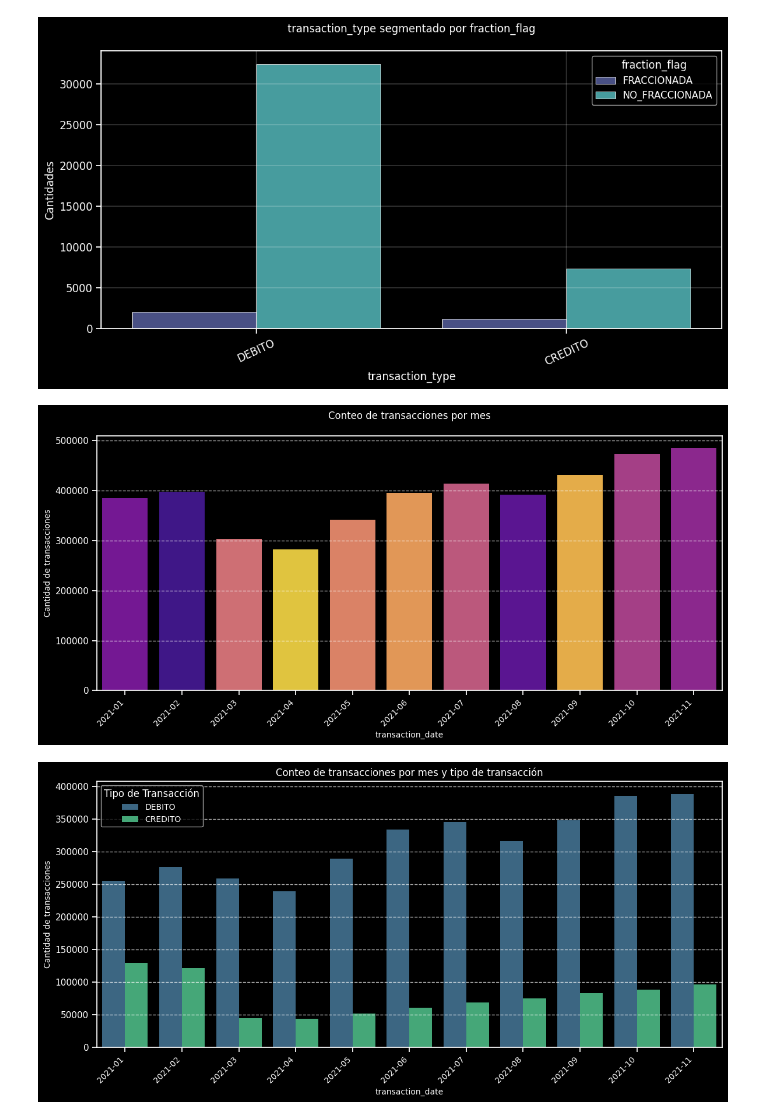
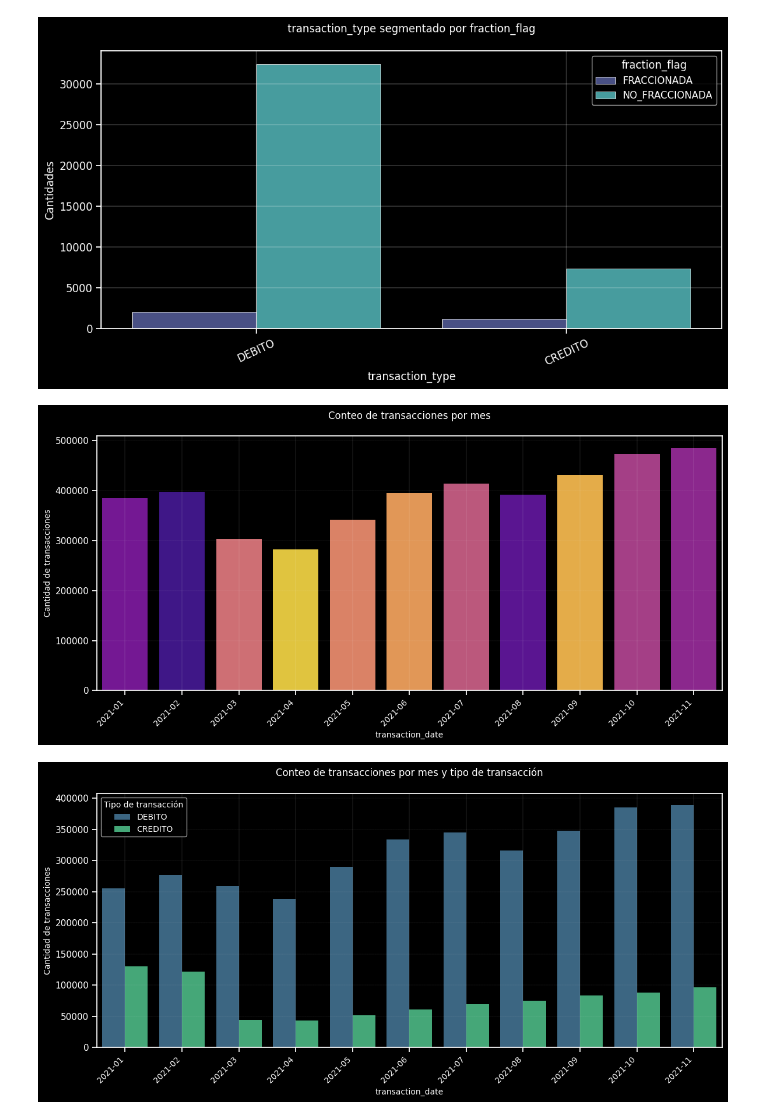
Before and after one commit to jorge-robledo11/Transacciones-Nequi, a Jupyter notebook: src/notebooks/03_eda.ipynb, the cells around one changed output. Drawn from its saved outputs; the diff is of its cells as text; code cells hidden in the pictures.

```diff
--- a/src/notebooks/03_eda.ipynb
+++ b/src/notebooks/03_eda.ipynb
@@ -128,31 +122,33 @@ plt.xticks(rotation=45, ha='right', fontsize=10)
 plt.grid(axis='y', linestyle='--', alpha=0.7)
 
 # Mostrar el gráfico
+plt.grid(color='white', linewidth=0.1)
 plt.tight_layout()
 plt.show()
 # %% [output]
-[figure, old version]
+[figure, new version]
 # %%
 # Crear un gráfico countplot para los meses agrupado por tipo de transacción
 plt.figure(figsize=(12, 6))
 sns.countplot(
     data=data,
     x='transaction_month',
     hue='transaction_type',  # Agregar agrupación por tipo de transacción
     palette='viridis',
     order=sorted_months
 )
 
 # Configurar etiquetas y título
 plt.xlabel('transaction_date', fontsize=10)
 plt.ylabel('Cantidad de transacciones', fontsize=10)
-plt.title('Conteo de transacciones por mes y tipo de transacción', fontsize=12)
+plt.title('Conteo de transacciones por mes y tipo de transacción\n', fontsize=12)
 plt.xticks(rotation=45, ha='right', fontsize=10)
-plt.legend(title='Tipo de Transacción', fontsize=10, title_fontsize=12)
+plt.legend(title='Tipo de transacción', fontsize=10, title_fontsize=10)
 plt.grid(axis='y', linestyle='--', alpha=0.7)
 
 # Mostrar el gráfico
 plt.tight_layout()
+plt.grid(color='white', linewidth=0.1)
 plt.show()
 # %% [output]
-[figure, old version]
+[figure, new version]
```
Also changed, not shown: parts of 3 cells of this notebook, 8 other files.
